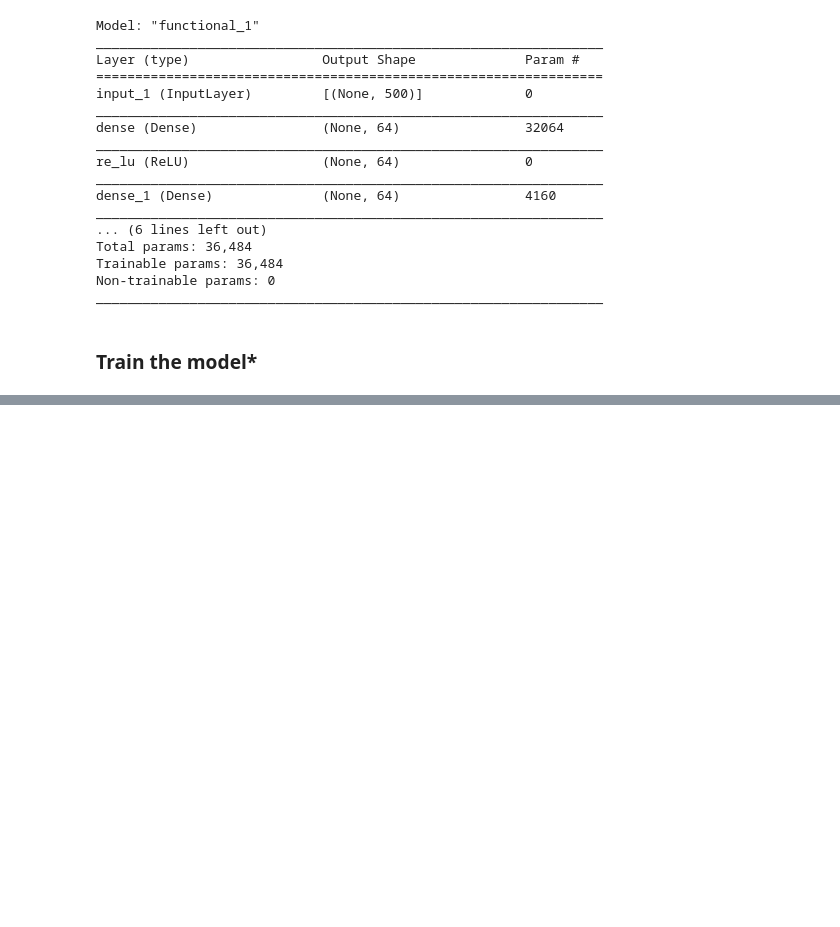
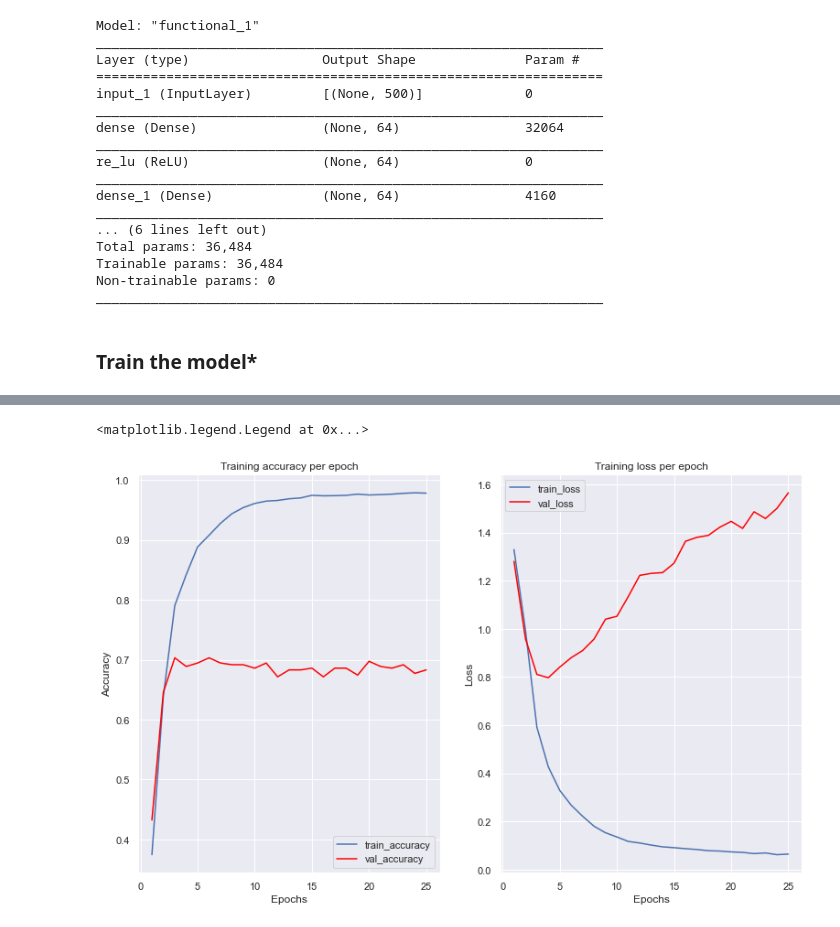
Before and after one commit to alexnehe/SNHCC-DM2020-Lab2-Homework-main, a Jupyter notebook: SNHCC-DM2020-Lab2-Homework.ipynb, the cells around one changed output, grey strips where cells are left out. Drawn from its saved outputs; the diff is of its cells as text; code cells hidden in the pictures; blank space fills up the shorter version.

```diff
--- a/SNHCC-DM2020-Lab2-Homework.ipynb
+++ b/SNHCC-DM2020-Lab2-Homework.ipynb
@@ -638,0 +681,5 @@ print('training finish')
+# %%
+#Let's take a look at the training log
+training_log = pd.DataFrame()
+training_log = pd.read_csv("logs/training_log.csv")
+training_log
@@ -638,0 +704,27 @@ print('training finish')
+# %%
+import matplotlib.pyplot as plt
+
+train_accuracy = training_log['accuracy']
+val_accuracy = training_log['val_accuracy']
+train_loss = training_log['loss']
+val_loss = training_log['val_loss']
+epochs_list = np.array(range(1,epochs + 1))
+
+plt.subplot(121)
+plt.plot(epochs_list, train_accuracy, 'b')
+plt.plot(epochs_list, val_accuracy, 'red')
+plt.title('Training accuracy per epoch')
+plt.xlabel('Epochs')
+plt.ylabel('Accuracy')
+plt.legend(('train_accuracy', 'val_accuracy'))
+
+plt.subplot(122)
+plt.plot(epochs_list, train_loss, 'b')
+plt.plot(epochs_list, val_loss, 'red')
+plt.title('Training loss per epoch')
+plt.xlabel('Epochs')
+plt.ylabel('Loss')
+plt.legend(('train_loss', 'val_loss'))
+# %% [output]
+<matplotlib.legend.Legend at 0x...>
+[figure, added]
```
Also changed, not shown: parts of 19 cells of this notebook, 3 other files.
